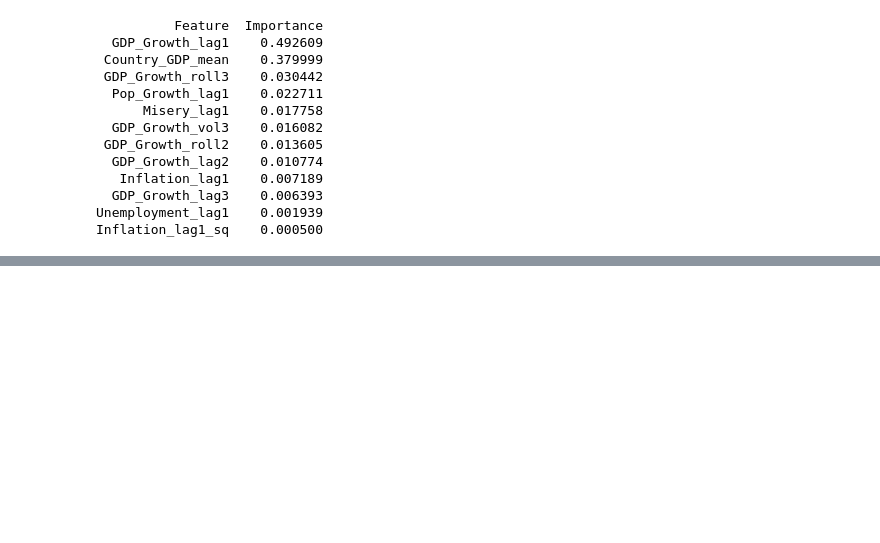
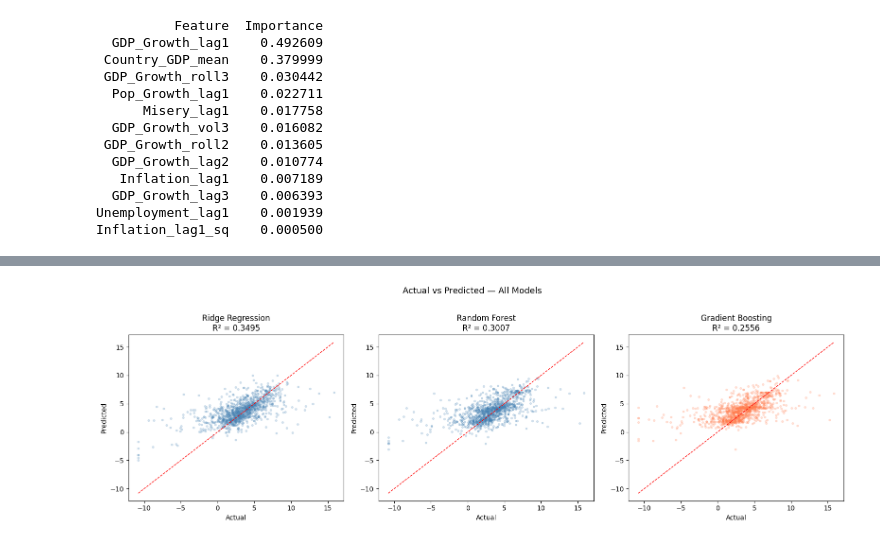
Before and after one commit to wasaldev/24077342-Data-Science-Machine-Learning-GDP-Growth-Prediction, a Jupyter notebook: 24077342_Data_Science_Project.ipynb, the cells around one changed output, grey strips where cells are left out. Drawn from its saved outputs; the diff is of its cells as text; code cells hidden in the pictures; blank space fills up the shorter version.

```diff
--- a/24077342_Data_Science_Project.ipynb
+++ b/24077342_Data_Science_Project.ipynb
@@ -932,0 +983,23 @@ Inflation_lag1_sq    0.000500
+# %%
+# ============================================================
+# 6.3  Overlay: all models Actual vs Predicted
+# ============================================================
+fig, axes = plt.subplots(1, 3, figsize=(16, 5))
+preds = {"Ridge Regression": ridge_pred,
+         "Random Forest": rf_pred,
+         "Gradient Boosting": gb_pred}
+
+for i, (name, pred) in enumerate(preds.items()):
+    ax = axes[i]
+    ax.scatter(y_test, pred, alpha=0.2, s=8, color=colors[i])
+    lims = [min(y_test.min(), pred.min()), max(y_test.max(), pred.max())]
+    ax.plot(lims, lims, 'r--', linewidth=1)
+    ax.set_xlabel("Actual")
+    ax.set_ylabel("Predicted")
+    ax.set_title(f"{name}\nR² = {results[name]['R2']:.4f}")
+
+plt.suptitle("Actual vs Predicted — All Models", fontsize=13, y=1.02)
+plt.tight_layout()
+plt.show()
+# %% [output]
+[figure, added]
```
Also changed, not shown: parts of 3 cells of this notebook.
